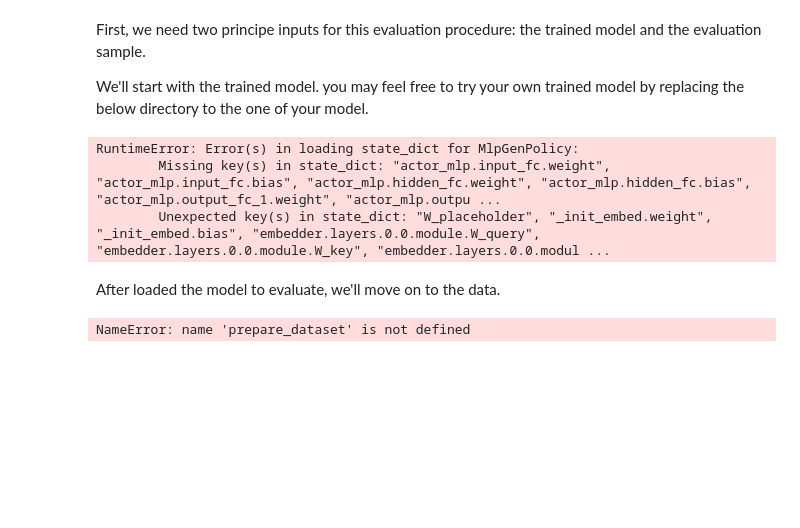
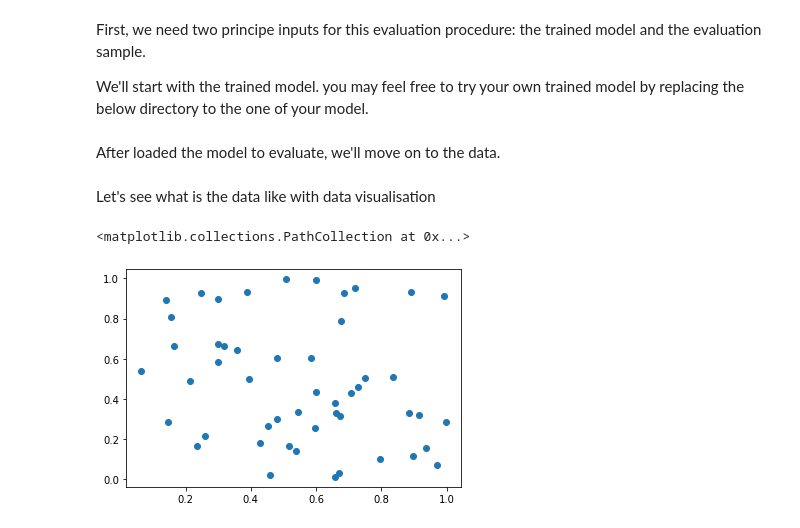
Before and after one commit to ma-shangao/rl_waypoint_mrta, a Jupyter notebook: eval_sample.ipynb, the cells around one changed output. Drawn from its saved outputs; the diff is of its cells as text; code cells hidden in the pictures; blank space fills up the shorter version.

```diff
--- a/eval_sample.ipynb
+++ b/eval_sample.ipynb
@@ -22,17 +23,16 @@ First, we need two principe inputs for this evaluation procedure: the trained mo
 
 We'll start with the trained model. you may feel free to try your own trained model by replacing the below directory to the one of your model.
 # %%
-args.eval_dir = 'example_model.pt'
+args.eval_dir = 'logs/moe_mlp/[05-19]18.18.49/trained_model/batch5200.pt'
 model = model_prepare(args)
-# %% [output]
-RuntimeError: Error(s) in loading state_dict for MlpGenPolicy:
-        Missing key(s) in state_dict: "actor_mlp.input_fc.weight", "actor_mlp.input_fc.bias", "actor_mlp.hidden_fc.weight", "actor_mlp.hidden_fc.bias", "actor_mlp.output_fc_1.weight", "actor_mlp.outpu ...
-        Unexpected key(s) in state_dict: "W_placeholder", "_init_embed.weight", "_init_embed.bias", "embedder.layers.0.0.module.W_query", "embedder.layers.0.0.module.W_key", "embedder.layers.0.0.modul ...
 # %% [markdown]
 After loaded the model to evaluate, we'll move on to the data.
 # %%
 x = torch.rand([1, 50, 2])
-
-sample_groups, logits, log_sample = model(x)
-# %% [output]
-NameError: name 'prepare_dataset' is not defined
+# %% [markdown]
+Let's see what is the data like with data visualisation
+# %%
+plt.scatter(x[0, :, 0], x[0, :, 1])
+# %% [output]
+<matplotlib.collections.PathCollection at 0x...>
+[figure, added]
```
Also changed, not shown: parts of 9 cells of this notebook, 4 other files.
